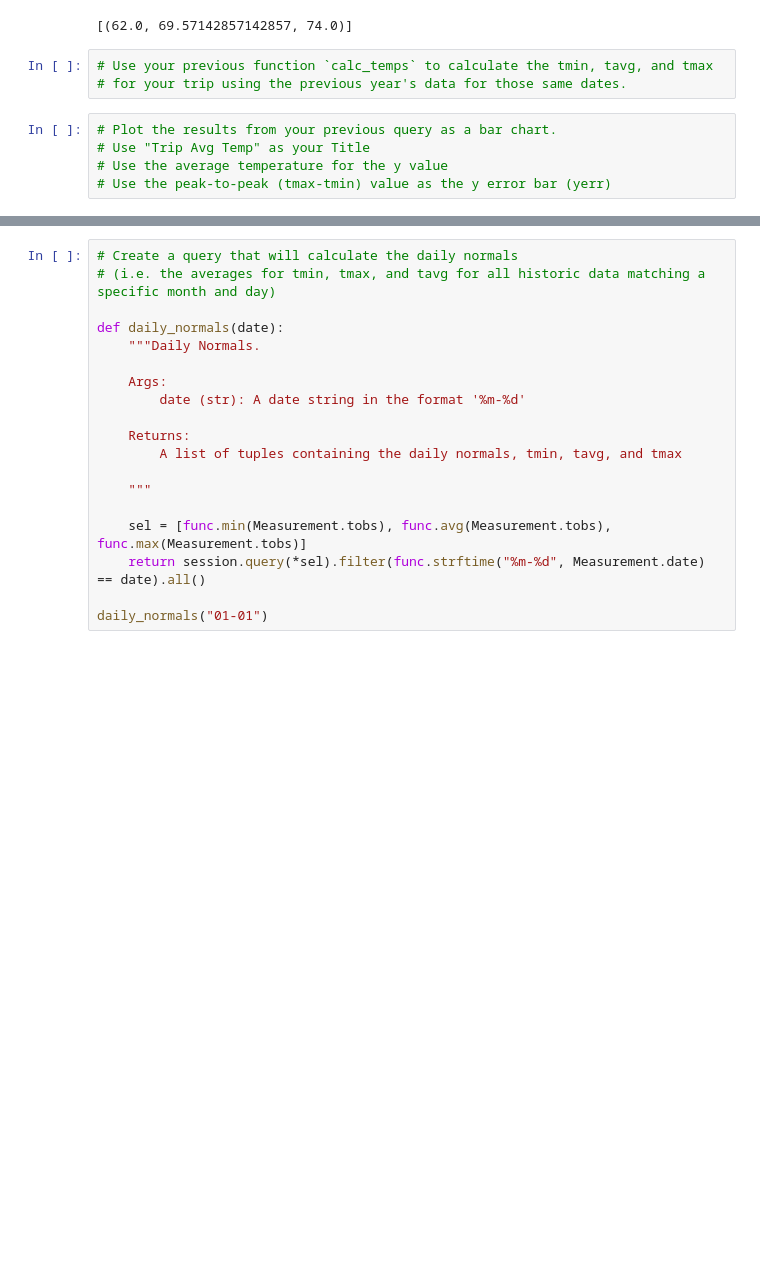
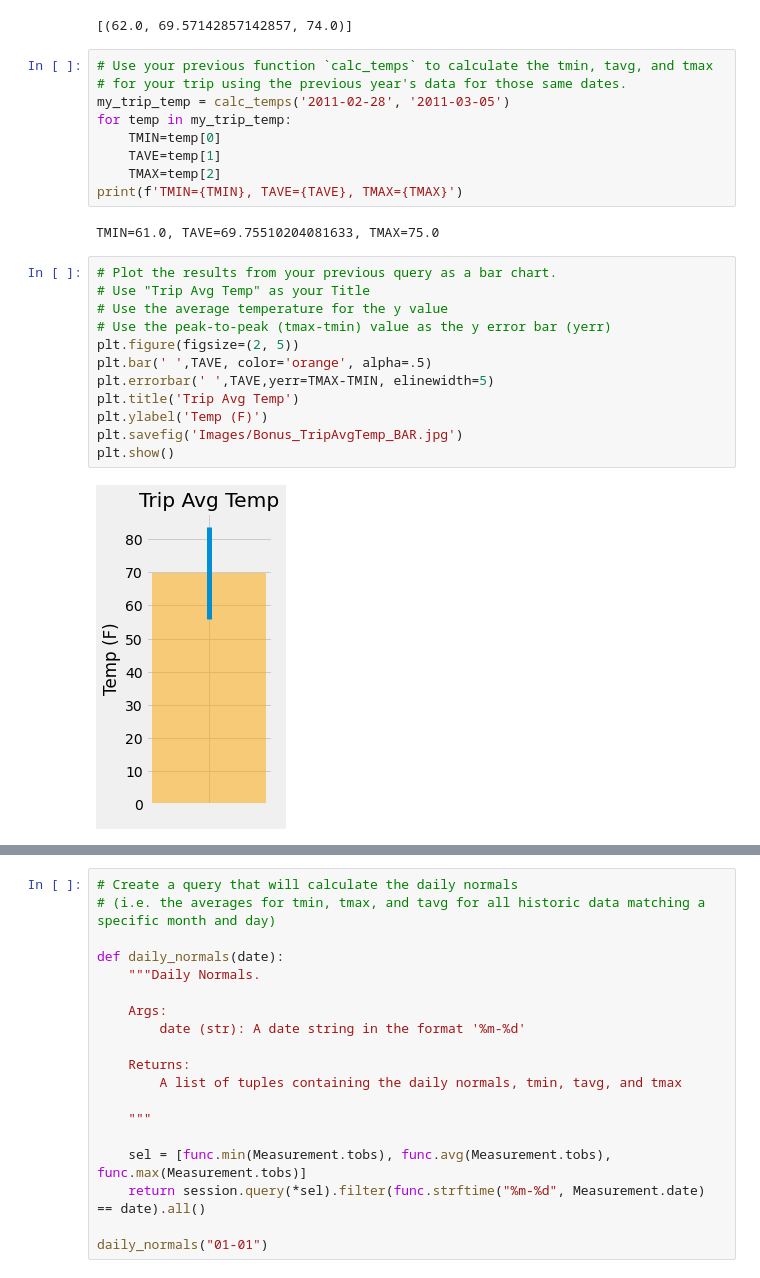
Before and after one commit to rjyobal/sqlalchemy-challenge, a Jupyter notebook: climate_starter.ipynb, the cells around one changed output, grey strips where cells are left out. Saved outputs shown, nothing was run; the diff lists cells and outputs as text; blank space fills up the shorter version.

Commit message:
Trying bonus

```diff
--- a/climate_starter.ipynb
+++ b/climate_starter.ipynb
@@ -276,11 +292,28 @@ print(calc_temps('2012-02-28', '2012-03-05'))
 # %%
 # Use your previous function `calc_temps` to calculate the tmin, tavg, and tmax
 # for your trip using the previous year's data for those same dates.
+my_trip_temp = calc_temps('2011-02-28', '2011-03-05')
+for temp in my_trip_temp:
+    TMIN=temp[0]
+    TAVE=temp[1]
+    TMAX=temp[2]
+print(f'TMIN={TMIN}, TAVE={TAVE}, TMAX={TMAX}')
+# %% [output]
+TMIN=61.0, TAVE=69.75510204081633, TMAX=75.0
 # %%
 # Plot the results from your previous query as a bar chart.
 # Use "Trip Avg Temp" as your Title
 # Use the average temperature for the y value
 # Use the peak-to-peak (tmax-tmin) value as the y error bar (yerr)
+plt.figure(figsize=(2, 5))
+plt.bar(' ',TAVE, color='orange', alpha=.5)
+plt.errorbar(' ',TAVE,yerr=TMAX-TMIN, elinewidth=5)
+plt.title('Trip Avg Temp')
+plt.ylabel('Temp (F)')
+plt.savefig('Images/Bonus_TripAvgTemp_BAR.jpg')
+plt.show()
+# %% [output]
+[figure, added]
 # %%
 # Calculate the total amount of rainfall per weather station for your trip dates using the previous year's matching dates.
 # Sort this in descending order by precipitation amount and list the station, name, latitude, longitude, and elevation
```
Also changed, not shown: parts of 4 cells of this notebook, 2 other files.
